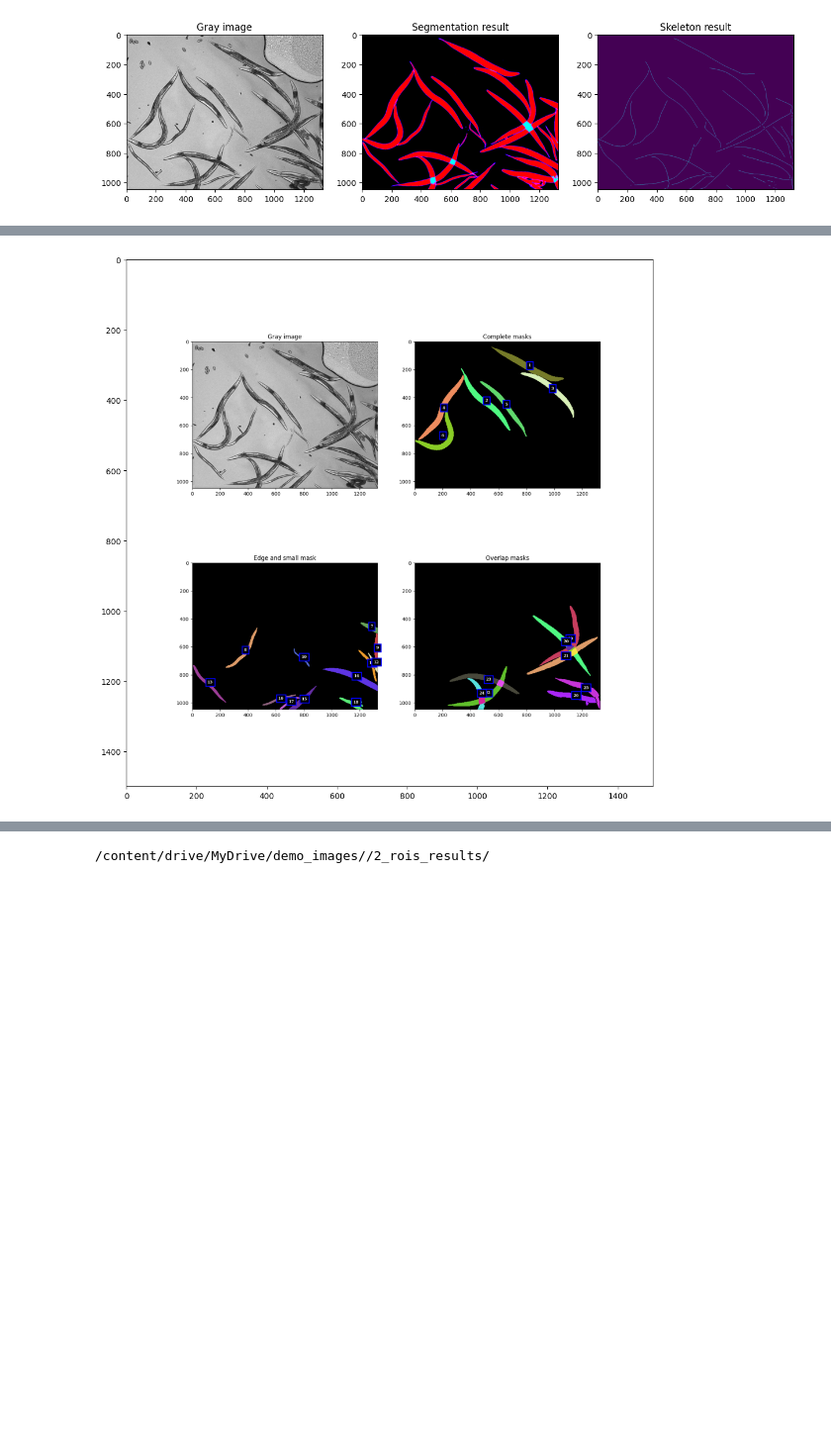
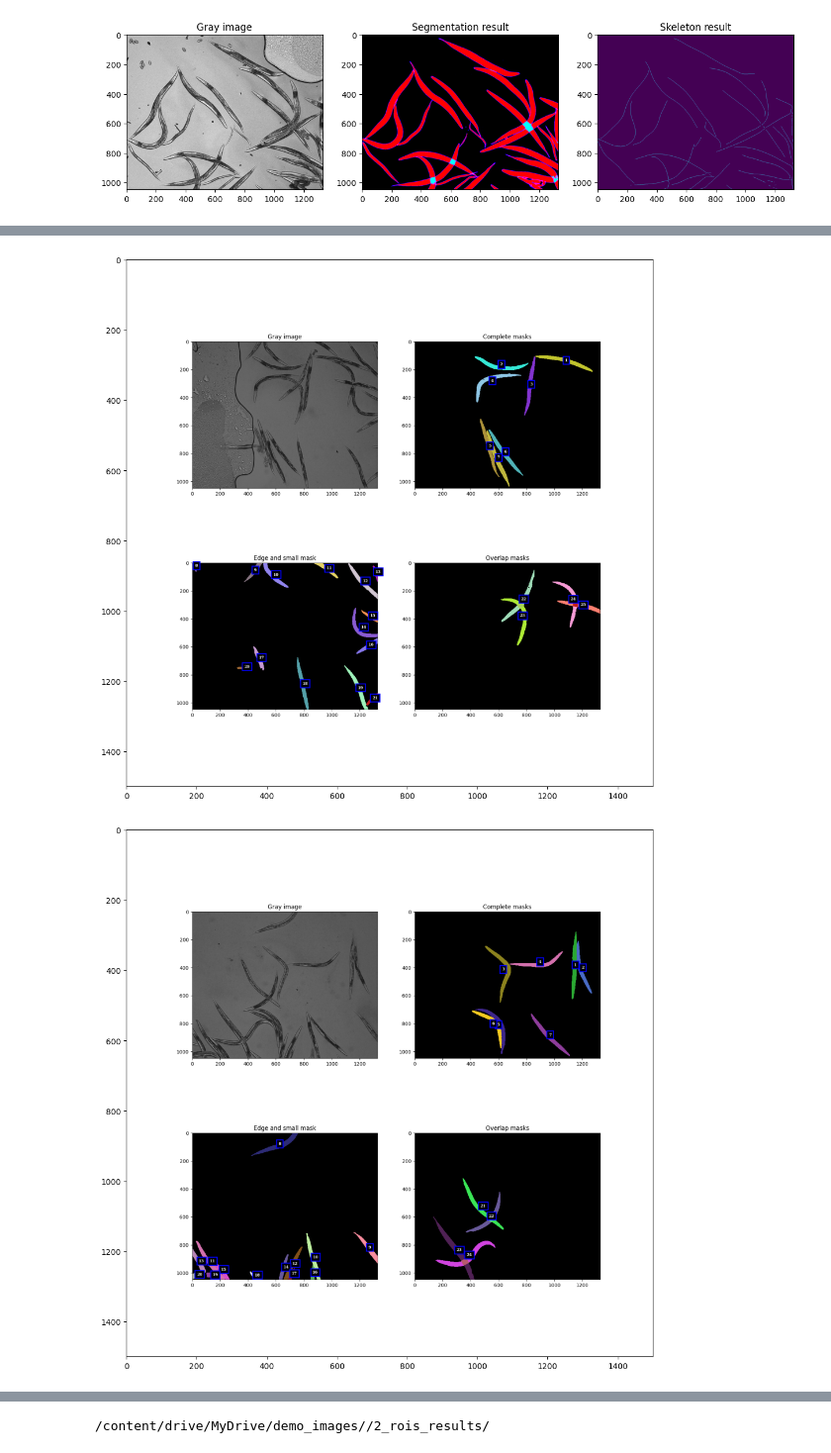
Before and after one commit to KonstantinosKounakis/SegElegansOnline, a Jupyter notebook: 1_Demo_predict.ipynb, the cells around one changed output, grey strips where cells are left out. Shown at 99% size. Drawn from its saved outputs; the diff is of its cells as text; code cells hidden in the pictures; blank space fills up the shorter version.

```diff
--- a/1_Demo_predict.ipynb
+++ b/1_Demo_predict.ipynb
@@ -90,7 +93,7 @@ print('Input folder:', test_images)
 ## test_mask = '/content/EleganSeg/Data/demo_images/' #@param {type:"string"}
 ## print('Masks tagged:', test_mask)
 
-save_dir = '/content/drive/MyDrive/demo_images/' #@param {type:"string"}
+save_dir = '/content/drive/MyDrive/testoutput/' #@param {type:"string"}
 if not os.path.exists(save_dir):
     os.makedirs(save_dir)
 print('Output:', save_dir)
@@ -344,14 +347,14 @@ else:
             pbar.update(1)
 
 ## Show results masks
-name_image_showed = name_image_00
-name_image_ = name_image_showed.split('.')[0]
-name_image_result = path_save + name_image_ + '.png'
-image_result = cv2.imread(name_image_result)
+for name_image_showed in list_images:
+  name_image_ = name_image_showed.split('.')[0]
+  name_image_result = path_save + name_image_ + '.png'
+  image_result = cv2.imread(name_image_result)
 
-plt.figure(figsize=(15, 15))
-plt.imshow(image_result)
-fig = plt.gcf()
-fig.set_size_inches(12, 12)
-plt.show()
+  plt.figure(figsize=(15, 15))
+  plt.imshow(image_result)
+  fig = plt.gcf()
+  fig.set_size_inches(12, 12)
+  plt.show()
 # %% [output]
@@ -365 +368,2 @@ Folder save_results: /content/drive/MyDrive/demo_images/0_RGB_results/
-[figure, old version]
+[figure, new version]
+[figure, added]
```
Also changed, not shown: parts of 7 cells of this notebook.
